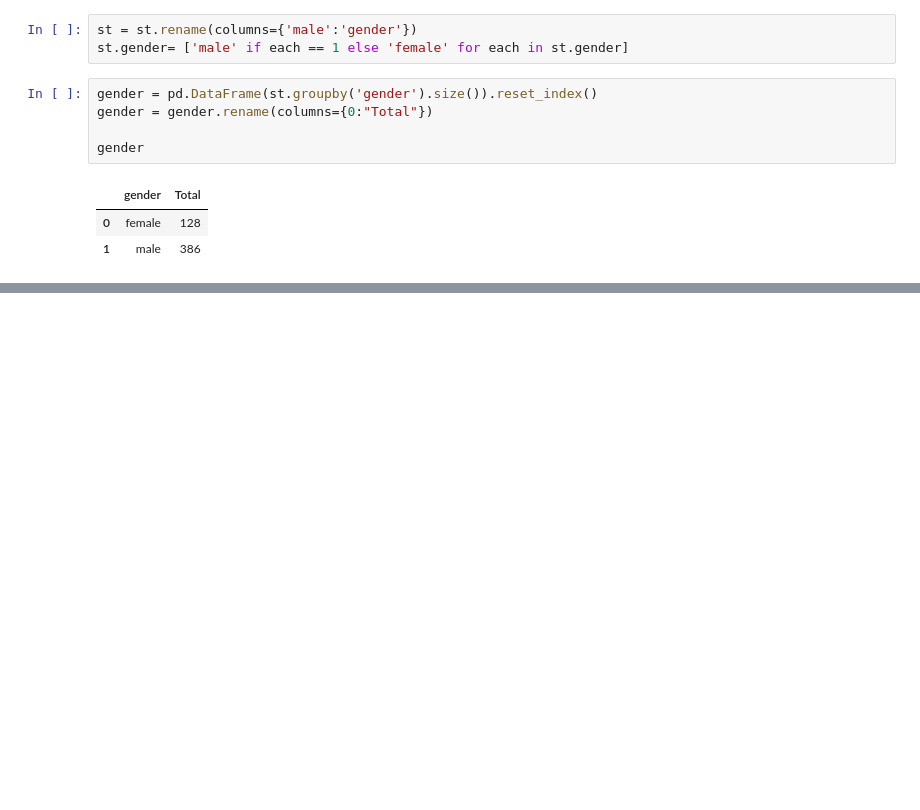
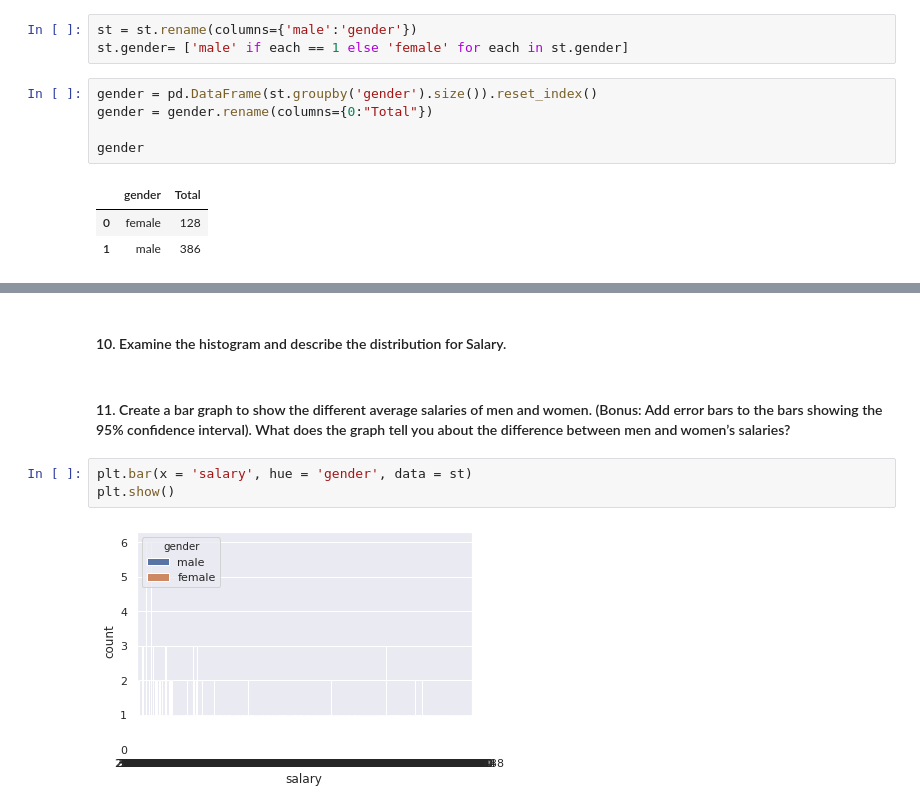
Before and after one commit to boitshepo97/statistical-thinking, a Jupyter notebook: Statistical-Thinking.ipynb, the cells around one changed output, grey strips where cells are left out. Drawn from its saved outputs; the diff is of its cells as text; blank space fills up the shorter version.

```diff
--- a/Statistical-Thinking.ipynb
+++ b/Statistical-Thinking.ipynb
@@ -147,0 +149,9 @@ position
+# %% [markdown]
+#### 10. Examine the histogram and describe the distribution for Salary.
+# %% [markdown]
+#### 11. Create a bar graph to show the different average salaries of men and women. (Bonus: Add error bars to the bars showing the 95% confidence interval). What does the graph tell you about the difference between men and women’s salaries?
+# %%
+plt.bar(x = 'salary', hue = 'gender', data = st)
+plt.show()
+# %% [output]
+[figure, added]
```
Also changed, not shown: parts of 17 cells of this notebook.
